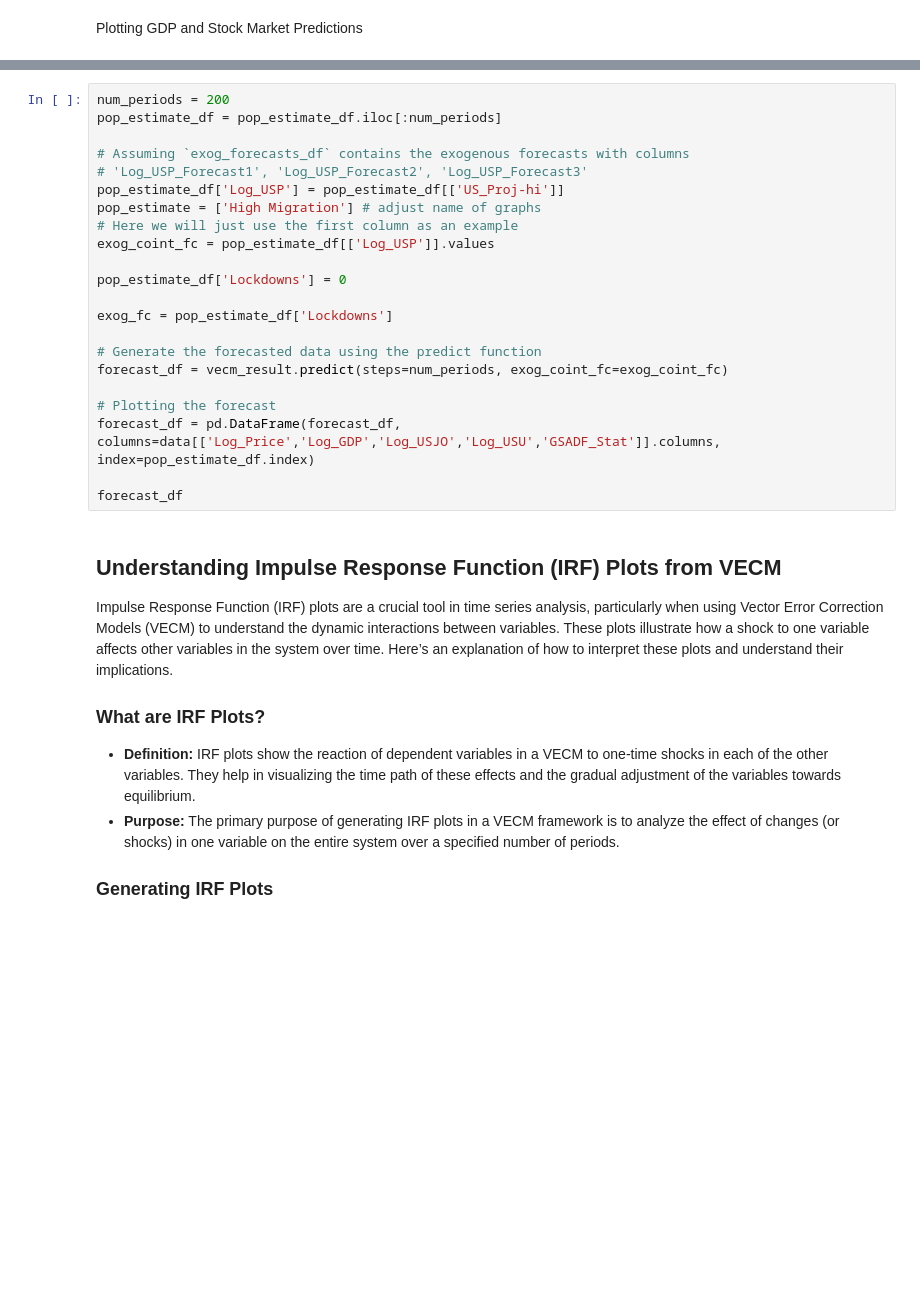
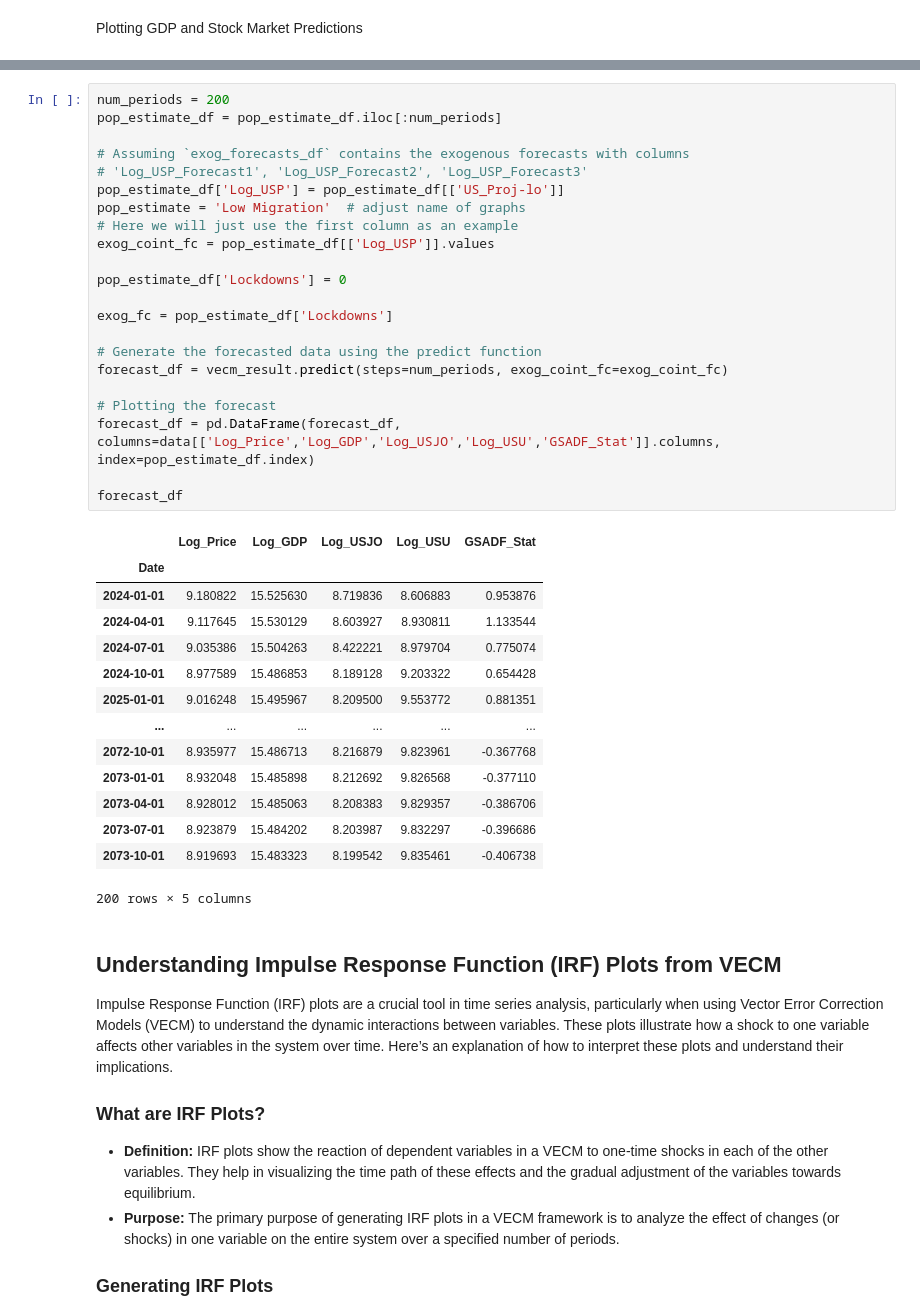
Before and after one commit to Philip-Lacava/Asset-Price-Bubble-Detection, a Jupyter notebook: Bubble Model 3.ipynb, the cells around one changed output, grey strips where cells are left out. Drawn from its saved outputs; the diff is of its cells as text; blank space fills up the shorter version.

```diff
--- a/Bubble Model 3.ipynb
+++ b/Bubble Model 3.ipynb
@@ -788,25 +1093,40 @@ pop_estimate_df
 # %%
 num_periods = 200
 pop_estimate_df = pop_estimate_df.iloc[:num_periods]
 
 # Assuming `exog_forecasts_df` contains the exogenous forecasts with columns
 # 'Log_USP_Forecast1', 'Log_USP_Forecast2', 'Log_USP_Forecast3'
-pop_estimate_df['Log_USP'] = pop_estimate_df[['US_Proj-hi']]
-pop_estimate = ['High Migration'] # adjust name of graphs
+pop_estimate_df['Log_USP'] = pop_estimate_df[['US_Proj-lo']]
+pop_estimate = 'Low Migration'  # adjust name of graphs
 # Here we will just use the first column as an example
 exog_coint_fc = pop_estimate_df[['Log_USP']].values
 
 pop_estimate_df['Lockdowns'] = 0
 
 exog_fc = pop_estimate_df['Lockdowns']
 
 # Generate the forecasted data using the predict function
 forecast_df = vecm_result.predict(steps=num_periods, exog_coint_fc=exog_coint_fc)
 
 # Plotting the forecast
 forecast_df = pd.DataFrame(forecast_df, columns=data[['Log_Price','Log_GDP','Log_USJO','Log_USU','GSADF_Stat']].columns, index=pop_estimate_df.index)
 
 forecast_df
+# %% [output]
+|  | Log_Price | Log_GDP | Log_USJO | Log_USU | GSADF_Stat |
+| Date |  |  |  |  |  |
+| 2024-01-01 | 9.180822 | 15.525630 | 8.719836 | 8.606883 | 0.953876 |
+| 2024-04-01 | 9.117645 | 15.530129 | 8.603927 | 8.930811 | 1.133544 |
+| 2024-07-01 | 9.035386 | 15.504263 | 8.422221 | 8.979704 | 0.775074 |
+| 2024-10-01 | 8.977589 | 15.486853 | 8.189128 | 9.203322 | 0.654428 |
+| 2025-01-01 | 9.016248 | 15.495967 | 8.209500 | 9.553772 | 0.881351 |
+| ... | ... | ... | ... | ... | ... |
+| 2072-10-01 | 8.935977 | 15.486713 | 8.216879 | 9.823961 | -0.367768 |
+| 2073-01-01 | 8.932048 | 15.485898 | 8.212692 | 9.826568 | -0.377110 |
+| 2073-04-01 | 8.928012 | 15.485063 | 8.208383 | 9.829357 | -0.386706 |
+| 2073-07-01 | 8.923879 | 15.484202 | 8.203987 | 9.832297 | -0.396686 |
+| 2073-10-01 | 8.919693 | 15.483323 | 8.199542 | 9.835461 | -0.406738 |
+200 rows × 5 columns
 # %% [markdown]
 ## Understanding Impulse Response Function (IRF) Plots from VECM
 
```
Also changed, not shown: parts of 30 cells of this notebook, 3 other files.
